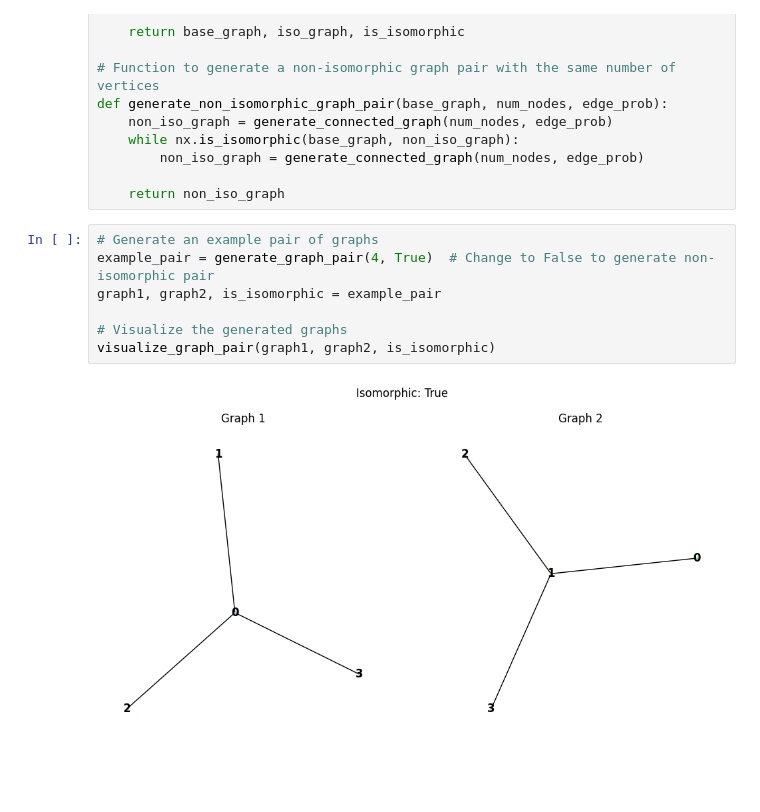
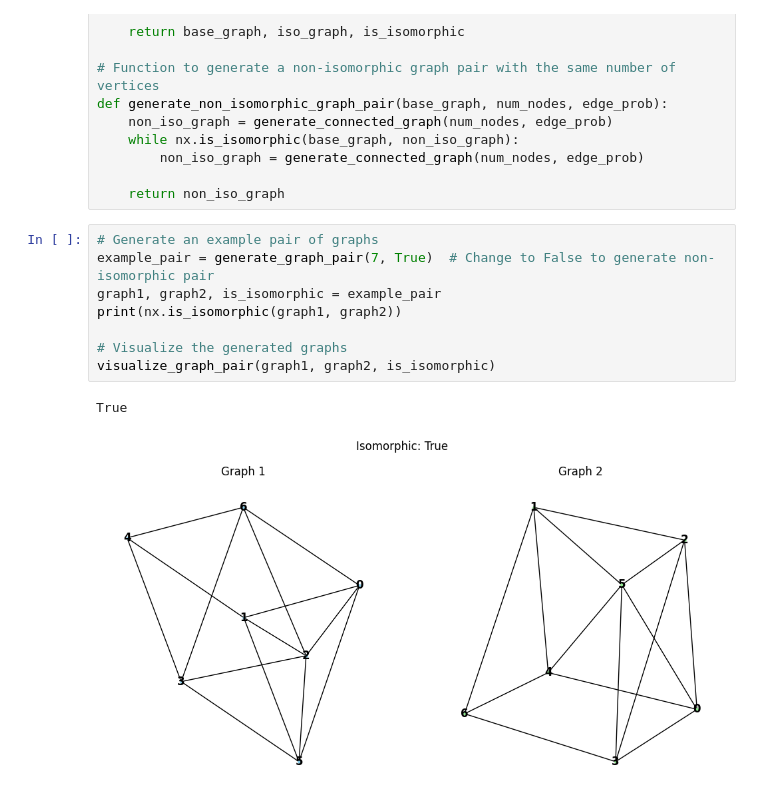
Before and after one commit to cthulhu369/ML-NYU, a Jupyter notebook: graph_iso/box1.ipynb, the cells around one changed output. Drawn from its saved outputs; the diff is of its cells as text; blank space fills up the shorter version.

```diff
--- a/graph_iso/box1.ipynb
+++ b/graph_iso/box1.ipynb
@@ -88,10 +88,12 @@ def generate_non_isomorphic_graph_pair(base_graph, num_nodes, edge_prob):
     return non_iso_graph
 # %%
 # Generate an example pair of graphs
-example_pair = generate_graph_pair(4, True)  # Change to False to generate non-isomorphic pair
+example_pair = generate_graph_pair(7, True)  # Change to False to generate non-isomorphic pair
 graph1, graph2, is_isomorphic = example_pair
+print(nx.is_isomorphic(graph1, graph2))
 
 # Visualize the generated graphs
 visualize_graph_pair(graph1, graph2, is_isomorphic)
 # %% [output]
+True
-[figure, old version]
+[figure, new version]
```
Also changed, not shown: parts of 6 cells of this notebook.
